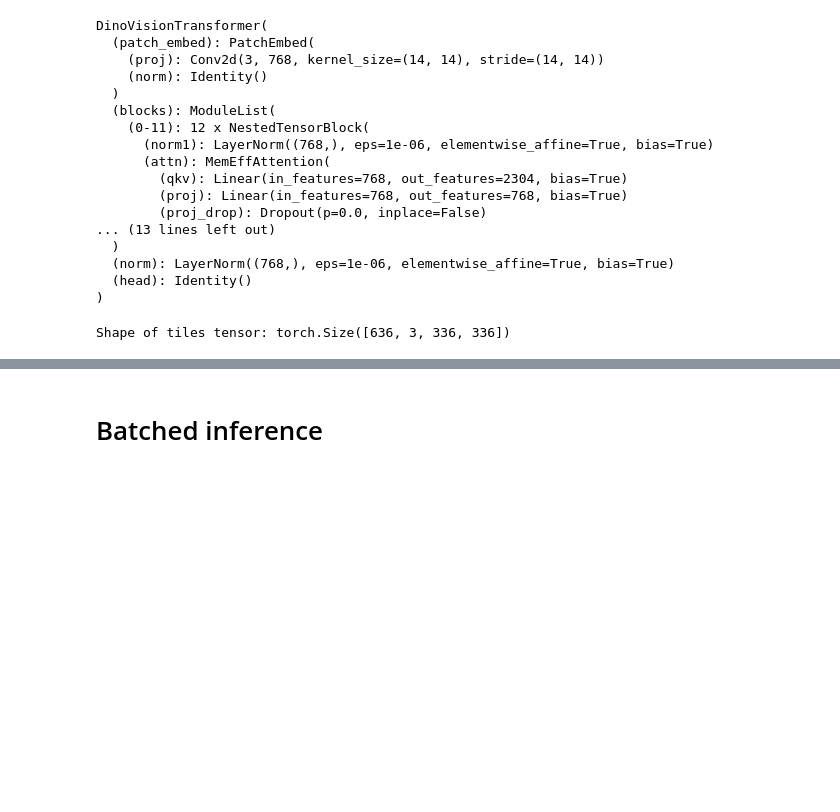
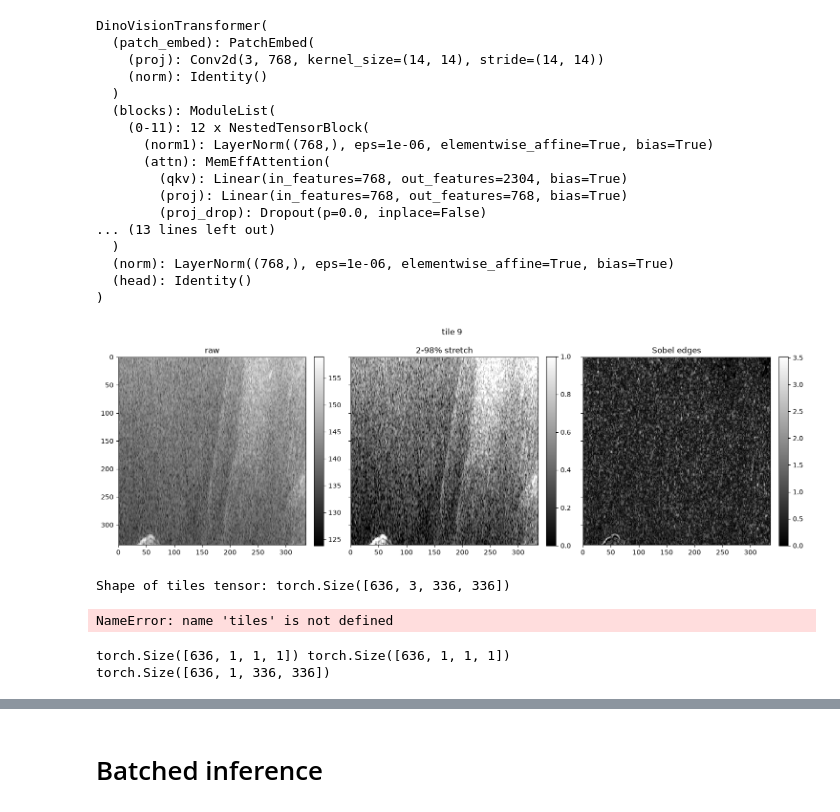
Before and after one commit to kimbente/RadarCLIP, a Jupyter notebook: embeddings.ipynb, the cells around one changed output, grey strips where cells are left out. Drawn from its saved outputs; the diff is of its cells as text; code cells hidden in the pictures; blank space fills up the shorter version.

Commit message:
engineer channels, combine and vis data

```diff
--- a/embeddings.ipynb
+++ b/embeddings.ipynb
@@ -36,3 +108,19 @@ DinoVisionTransformer(
+# %%
+def show_three(tiles_3ch, i, titles=("raw", "2-98% stretch", "Sobel edges")):
+    fig, axes = plt.subplots(1, 3, figsize=(15, 5), sharex=True, sharey=True)
+    for ax, ch, title in zip(axes, tiles_3ch[i].cpu(), titles):
+        m = ax.pcolormesh(ch.numpy(), cmap='gray', shading='auto')
+        ax.set_title(title)
+        ax.set_aspect('equal')
+        fig.colorbar(m, ax=ax, fraction=0.046, pad=0.04)
+    axes[0].invert_yaxis()  # pcolormesh puts row 0 at the bottom; flip to match imshow
+    fig.suptitle(f"tile {i}")
+    plt.tight_layout()
+    plt.show()
+
+show_three(tiles_3ch, 9)
+# %% [output]
+[figure, added]
 # %%
 tiles = torch.load(path_to_tiles_tensor_EAGLE_2016)
 # Create a new tensor with 3 channels by repeating the original tensor along the channel dimension
@@ -42,3 +130,20 @@ print(f"Shape of tiles tensor: {tiles_3C.shape}")
 meta = pd.read_csv(path_to_tiles_metadata_EAGLE_2016)
 # %% [output]
 Shape of tiles tensor: torch.Size([636, 3, 336, 336])
+# %%
+def one_make_three_channels_copy(tiles):
+    """
+    Convert a tensor of shape (N, 1, H, W) to (N, 3, H, W) by repeating the single channel three times.
+    """
+    return tiles.repeat(1, 3, 1, 1)
+# %% [output]
+NameError: name 'tiles' is not defined
+# %%
+lower, upper = torch.nanquantile(tiles.flatten(start_dim = 1), q = 0.02, dim = 1)[:, None, None, None], torch.nanquantile(tiles.flatten(start_dim = 1), q = 0.98, dim = 1)[:, None, None, None]
+print(lower.shape, upper.shape)
+
+tiles_norm = ((tiles - lower) / (upper - lower))
+print(tiles_norm.shape)
+# %% [output]
+torch.Size([636, 1, 1, 1]) torch.Size([636, 1, 1, 1])
+torch.Size([636, 1, 336, 336])
```
Also changed, not shown: parts of 5 cells of this notebook, 8 other files.
